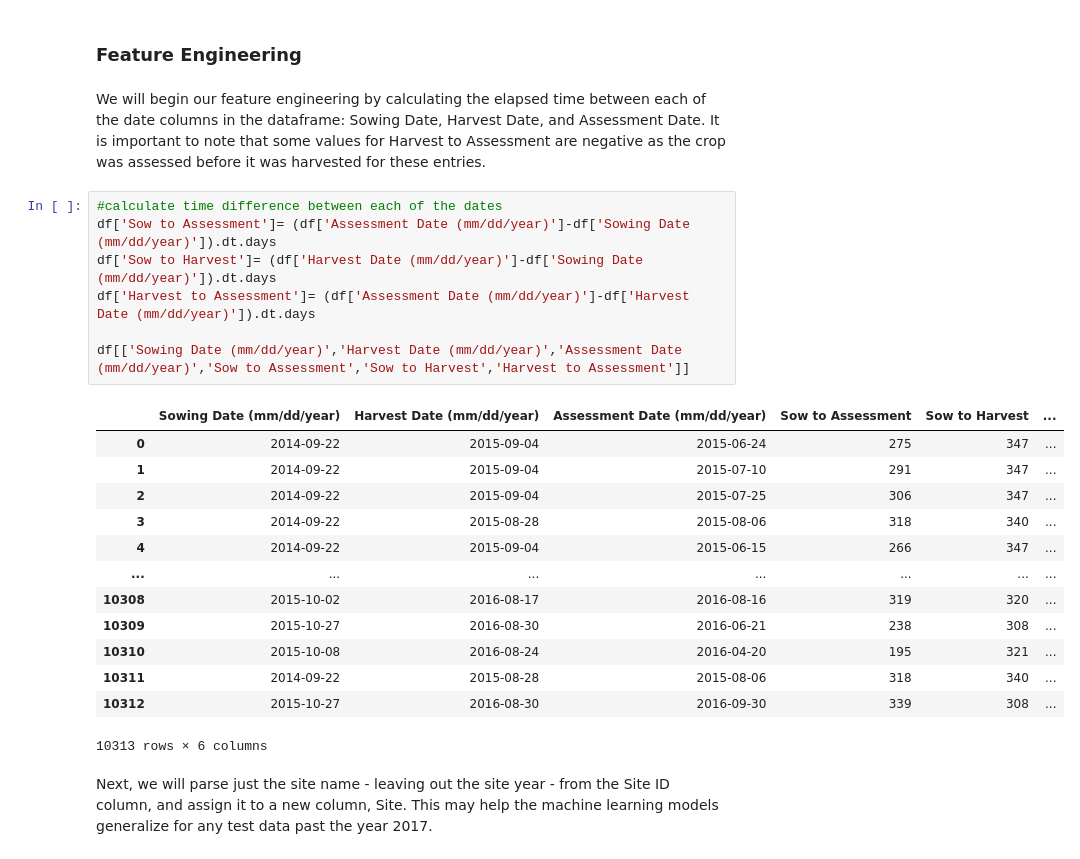
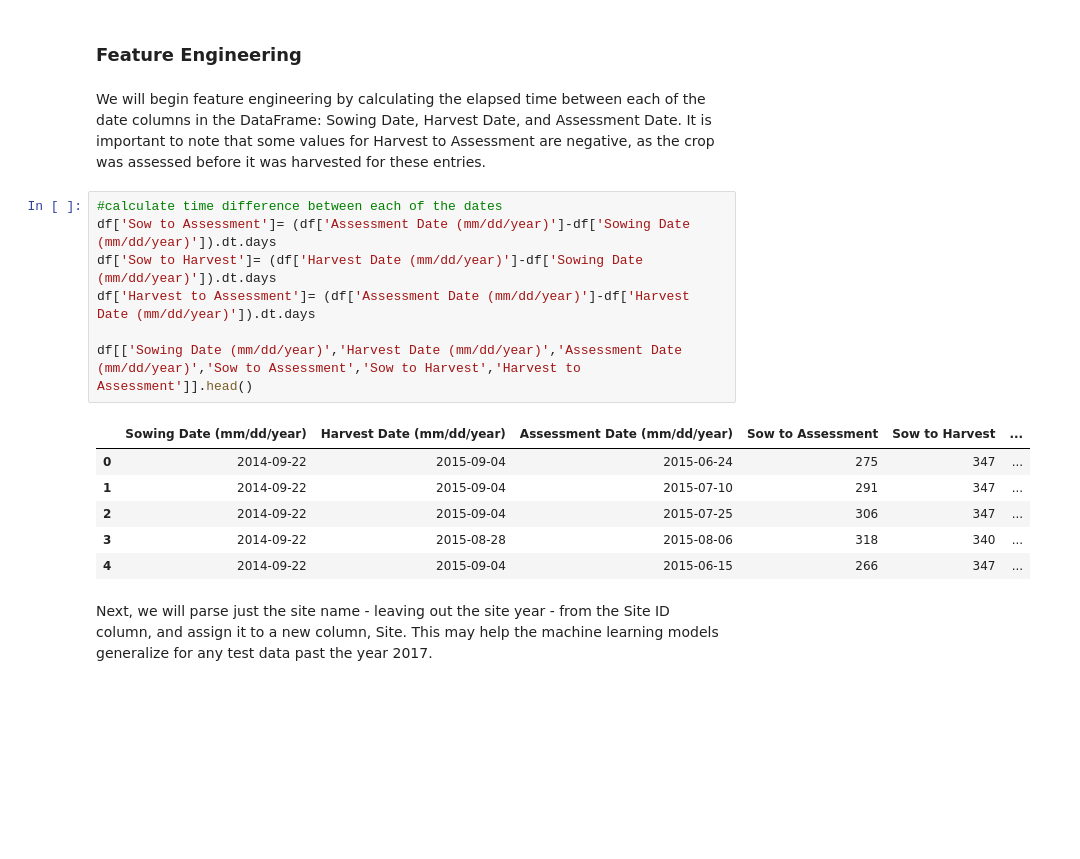
Before and after one commit to Chris95cam/PepsiCo-Data-Science-Challenge, a Jupyter notebook: PepsiCo.ipynb, the cells around one changed output. Cells and saved outputs as stored; diff of their text form; blank space fills up the shorter version.

```diff
--- a/PepsiCo.ipynb
+++ b/PepsiCo.ipynb
@@ -369,28 +388,21 @@ df[labels].head()
 # %% [markdown]
 ### Feature Engineering
 # %% [markdown]
-We will begin our feature engineering by calculating the elapsed time between each of the date columns in the dataframe: Sowing Date, Harvest Date, and Assessment Date. It is important to note that some values for Harvest to Assessment are negative as the crop was assessed before it was harvested for these entries.
+We will begin feature engineering by calculating the elapsed time between each of the date columns in the DataFrame: Sowing Date, Harvest Date, and Assessment Date. It is important to note that some values for Harvest to Assessment are negative, as the crop was assessed before it was harvested for these entries.
 # %%
 #calculate time difference between each of the dates
 df['Sow to Assessment']= (df['Assessment Date (mm/dd/year)']-df['Sowing Date (mm/dd/year)']).dt.days
 df['Sow to Harvest']= (df['Harvest Date (mm/dd/year)']-df['Sowing Date (mm/dd/year)']).dt.days
 df['Harvest to Assessment']= (df['Assessment Date (mm/dd/year)']-df['Harvest Date (mm/dd/year)']).dt.days
 
-df[['Sowing Date (mm/dd/year)','Harvest Date (mm/dd/year)','Assessment Date (mm/dd/year)','Sow to Assessment','Sow to Harvest','Harvest to Assessment']]
+df[['Sowing Date (mm/dd/year)','Harvest Date (mm/dd/year)','Assessment Date (mm/dd/year)','Sow to Assessment','Sow to Harvest','Harvest to Assessment']].head()
 # %% [output]
 |  | Sowing Date (mm/dd/year) | Harvest Date (mm/dd/year) | Assessment Date (mm/dd/year) | Sow to Assessment | Sow to Harvest | ... |
 | 0 | 2014-09-22 | 2015-09-04 | 2015-06-24 | 275 | 347 | ... |
 | 1 | 2014-09-22 | 2015-09-04 | 2015-07-10 | 291 | 347 | ... |
 | 2 | 2014-09-22 | 2015-09-04 | 2015-07-25 | 306 | 347 | ... |
 | 3 | 2014-09-22 | 2015-08-28 | 2015-08-06 | 318 | 340 | ... |
 | 4 | 2014-09-22 | 2015-09-04 | 2015-06-15 | 266 | 347 | ... |
-| ... | ... | ... | ... | ... | ... | ... |
-| 10308 | 2015-10-02 | 2016-08-17 | 2016-08-16 | 319 | 320 | ... |
-| 10309 | 2015-10-27 | 2016-08-30 | 2016-06-21 | 238 | 308 | ... |
-| 10310 | 2015-10-08 | 2016-08-24 | 2016-04-20 | 195 | 321 | ... |
-| 10311 | 2014-09-22 | 2015-08-28 | 2015-08-06 | 318 | 340 | ... |
-| 10312 | 2015-10-27 | 2016-08-30 | 2016-09-30 | 339 | 308 | ... |
-10313 rows × 6 columns
 # %% [markdown]
 Next, we will parse just the site name - leaving out the site year - from the Site ID column, and assign it to a new column, Site. This may help the machine learning models generalize for any test data past the year 2017.
 # %%
```
Also changed, not shown: parts of 55 cells of this notebook.
